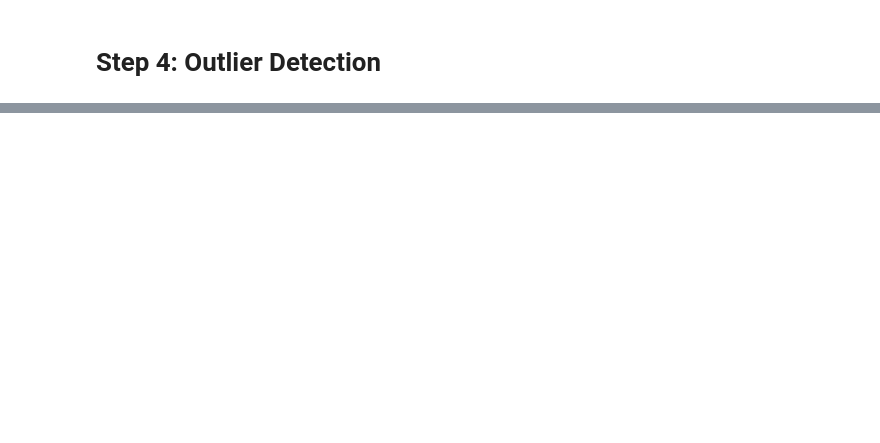
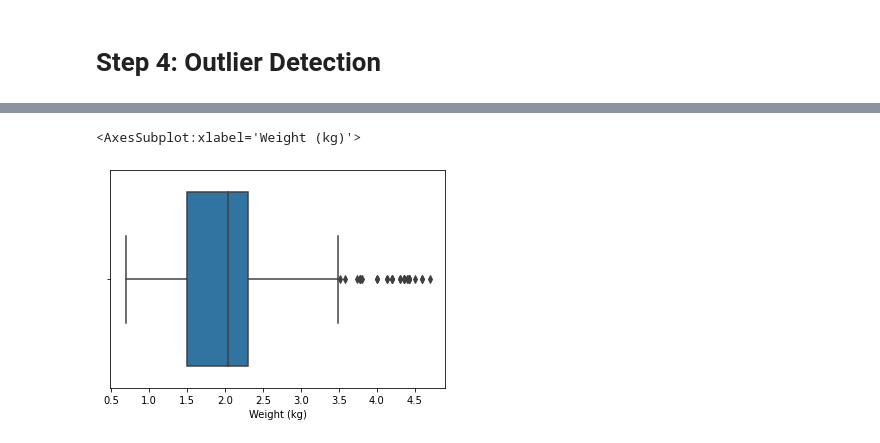
Before and after one commit to ryan-ferns/project_laptop_prices, a Jupyter notebook: laptop-prices-project.ipynb, the cells around one changed output, grey strips where cells are left out. Drawn from its saved outputs; the diff is of its cells as text; code cells hidden in the pictures; blank space fills up the shorter version.

```diff
--- a/laptop-prices-project.ipynb
+++ b/laptop-prices-project.ipynb
@@ -305,0 +1155,5 @@ sns.boxplot(x=train['Inches'])
+# %%
+sns.boxplot(x=train['Weight (kg)'])
+# %% [output]
+<AxesSubplot:xlabel='Weight (kg)'>
+[figure, added]
```
Also changed, not shown: parts of 109 cells of this notebook.
